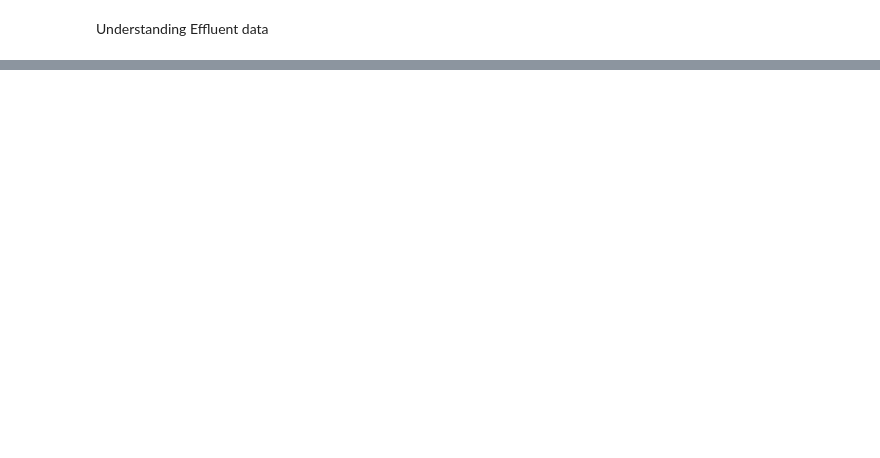
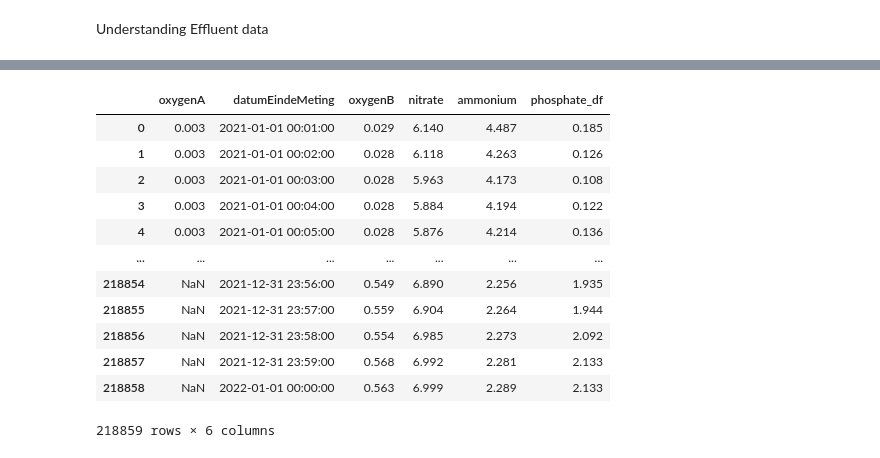
Before and after one commit to Simon-Manasse/DDD-DTW, a Jupyter notebook: src/dataUnderstanding.ipynb, the cells around one changed output, grey strips where cells are left out. Saved outputs shown, nothing was run; the diff lists cells and outputs as text; code cells hidden in the pictures; blank space fills up the shorter version.

```diff
--- a/src/dataUnderstanding.ipynb
+++ b/src/dataUnderstanding.ipynb
@@ -80,0 +171,31 @@ effluent_df.shape
+# %%
+def rename(df,substance):
+    df.rename(columns={'hstWaarde':substance}, inplace=True)
+    df.drop(columns=['historianTagnummer','datumBeginMeting'],inplace=True)
+    pass
+
+rename(oxygenA_df,'oxygenA')
+rename(oxygenB_df,'oxygenB')
+rename(nitrate_df,'nitrate')
+rename(ammonium_df,'ammonium')
+rename(phosphate_df,'phosphate_df')
+
+merged = pd.merge(oxygenA_df,oxygenB_df,how='inner',on='datumEindeMeting')
+merged = pd.merge(merged,nitrate_df,how='inner',on='datumEindeMeting')
+merged = pd.merge(merged,ammonium_df,how='inner',on='datumEindeMeting')
+merged = pd.merge(merged,phosphate_df,how='inner',on='datumEindeMeting')
+merged
+# %% [output]
+|  | oxygenA | datumEindeMeting | oxygenB | nitrate | ammonium | phosphate_df |
+| 0 | 0.003 | 2021-01-01 00:01:00 | 0.029 | 6.140 | 4.487 | 0.185 |
+| 1 | 0.003 | 2021-01-01 00:02:00 | 0.028 | 6.118 | 4.263 | 0.126 |
+| 2 | 0.003 | 2021-01-01 00:03:00 | 0.028 | 5.963 | 4.173 | 0.108 |
+| 3 | 0.003 | 2021-01-01 00:04:00 | 0.028 | 5.884 | 4.194 | 0.122 |
+| 4 | 0.003 | 2021-01-01 00:05:00 | 0.028 | 5.876 | 4.214 | 0.136 |
+| ... | ... | ... | ... | ... | ... | ... |
+| 218854 | NaN | 2021-12-31 23:56:00 | 0.549 | 6.890 | 2.256 | 1.935 |
+| 218855 | NaN | 2021-12-31 23:57:00 | 0.559 | 6.904 | 2.264 | 1.944 |
+| 218856 | NaN | 2021-12-31 23:58:00 | 0.554 | 6.985 | 2.273 | 2.092 |
+| 218857 | NaN | 2021-12-31 23:59:00 | 0.568 | 6.992 | 2.281 | 2.133 |
+| 218858 | NaN | 2022-01-01 00:00:00 | 0.563 | 6.999 | 2.289 | 2.133 |
+218859 rows × 6 columns
```
Also changed, not shown: parts of 8 cells of this notebook, 4 other files.
